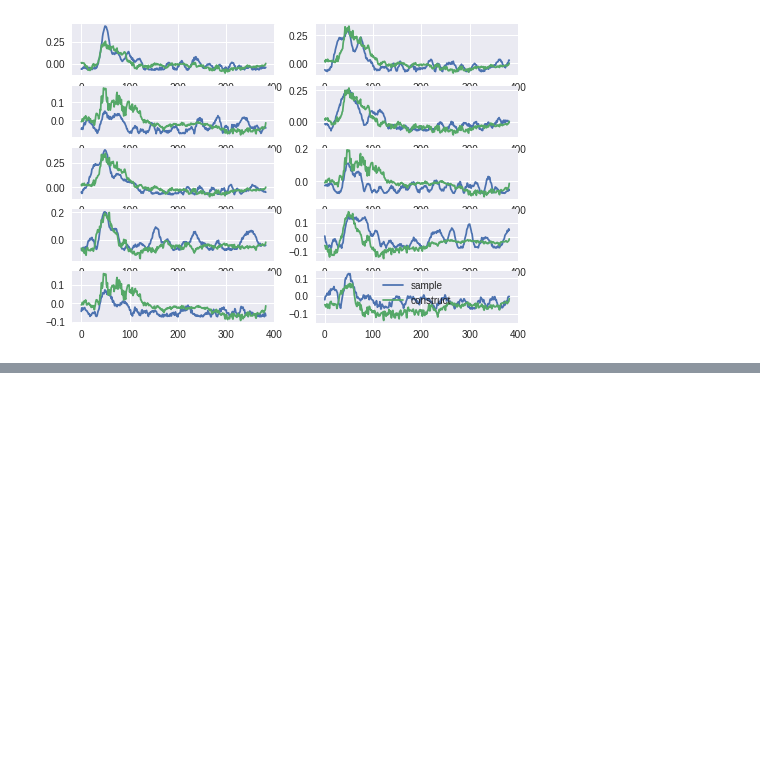
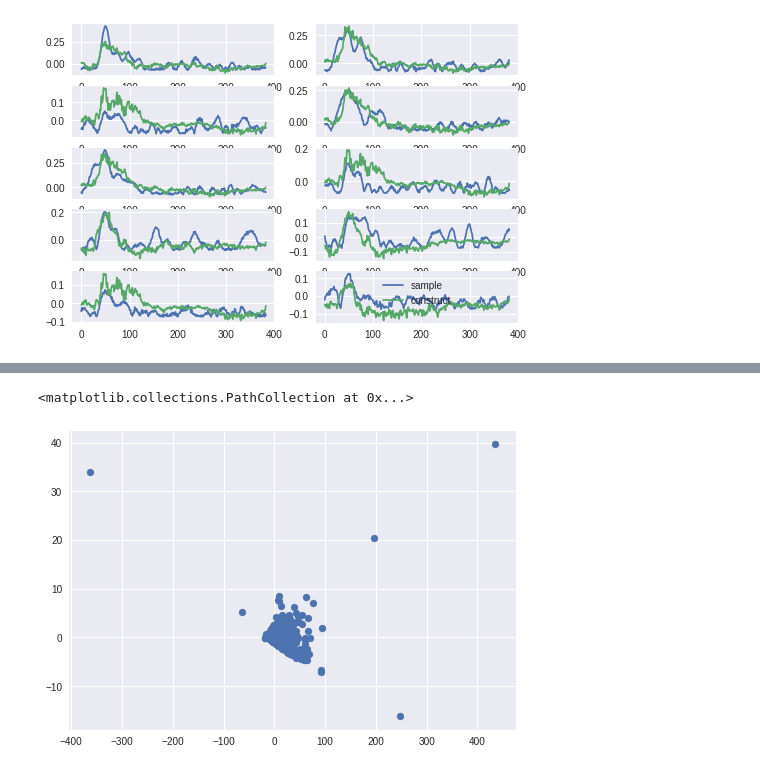
Before and after one commit to geoffder/python-analysis, a Jupyter notebook: cluster_notebook/conv1d_cluster_note.ipynb, the cells around one changed output, grey strips where cells are left out. Cells and saved outputs as stored; diff of their text form; code cells hidden in the pictures; blank space fills up the shorter version.

```diff
--- a/conv1d_cluster_note.ipynb
+++ b/cluster_notebook/conv1d_cluster_note.ipynb
@@ -217,0 +367,8 @@ print("Cluster Breakdown:\n    "+(' '*5).join(label_strs)+'\n', ratios)
+# %%
+from sklearn.decomposition import PCA
+pca = PCA()
+reduced = pca.fit_transform(metrics)
+plt.scatter(reduced[:, 0], reduced[:, 1])
+# %% [output]
+<matplotlib.collections.PathCollection at 0x...>
+[figure, added]
```
Also changed, not shown: parts of 11 cells of this notebook, 3 other files.
